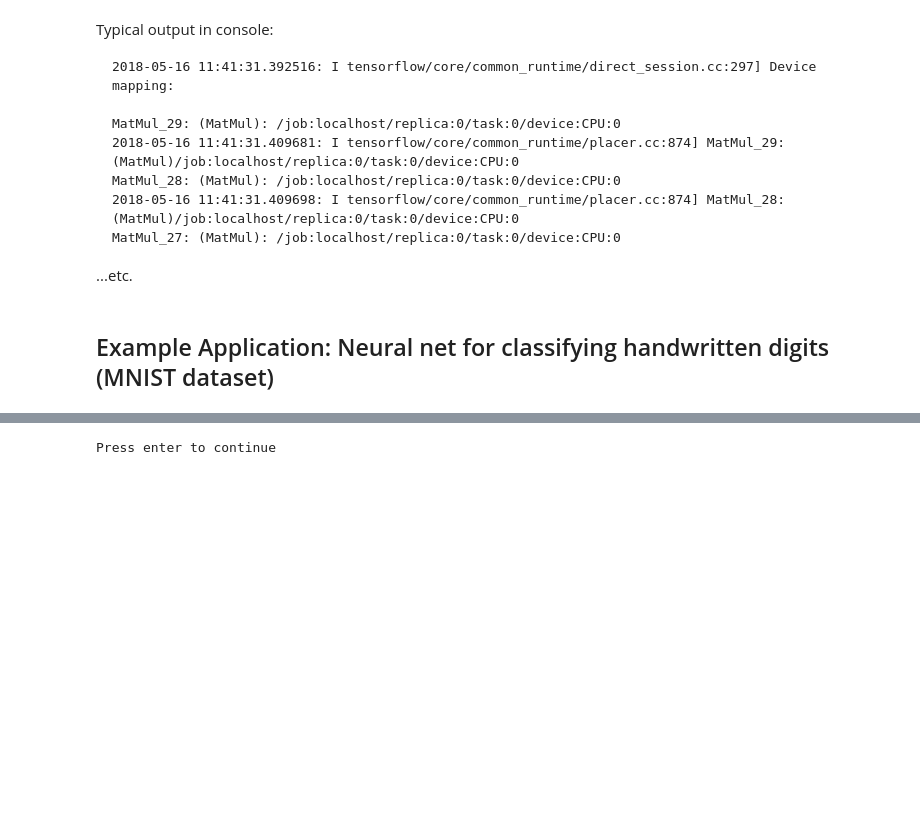
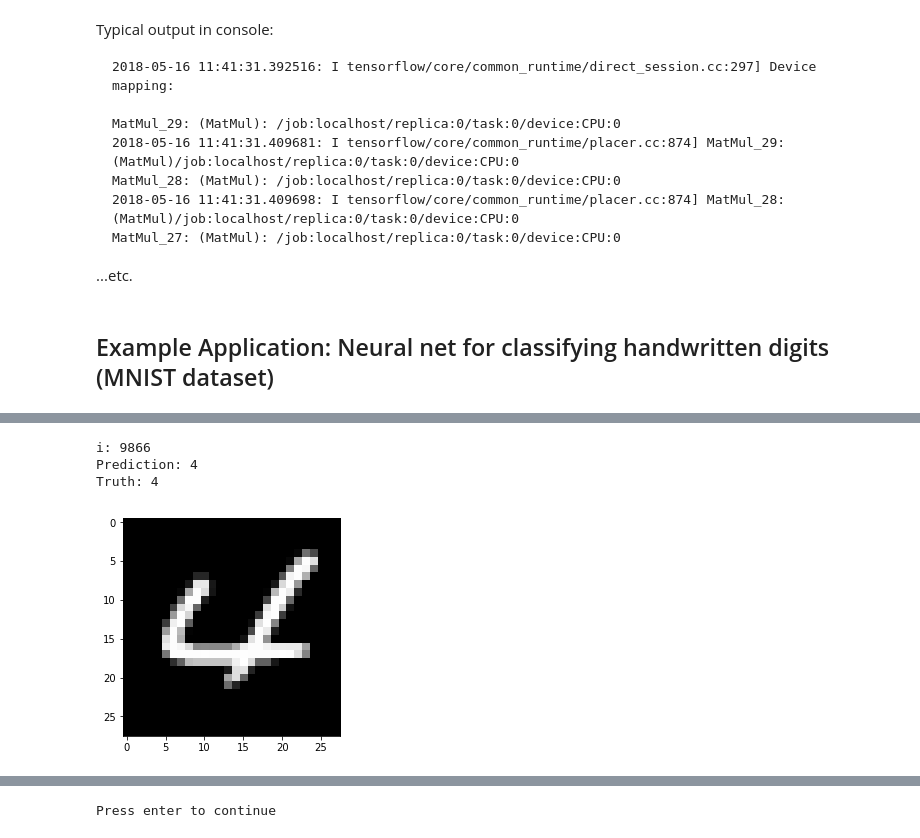
Before and after one commit to billtubbs/tensorflow-examples, a Jupyter notebook: Comparison of Tensorflow and PyTorch.ipynb, the cells around one changed output, grey strips where cells are left out. Drawn from its saved outputs; the diff is of its cells as text; code cells hidden in the pictures; blank space fills up the shorter version.

```diff
--- a/Comparison of Tensorflow and PyTorch.ipynb
+++ b/Comparison of Tensorflow and PyTorch.ipynb
@@ -416,0 +493,17 @@ import matplotlib.pyplot as plt
+# %%
+# Load and pre-process the MNIST dataset
+mnist_dataset_train = datasets.MNIST(
+    args.data_dir,
+    train=True,
+    transform=transforms.Compose([transforms.ToTensor(),
+                                 transforms.Normalize((0.1307,), (0.3081,))]),
+    download=True
+)
+
+mnist_dataset_test = datasets.MNIST(
+    args.data_dir,
+    train=False,
+    transform=transforms.Compose([transforms.ToTensor(),
+                                 transforms.Normalize((0.1307,), (0.3081,))]),
+    download=True
+)
@@ -416,0 +566,3 @@ import matplotlib.pyplot as plt
+# %%
+model = LeNet()
+print(model)
@@ -416,0 +728,15 @@ import matplotlib.pyplot as plt
+# %%
+# Make predictions on examples from test set
+model.eval()  # Turn off training mode
+i = np.random.randint(len(mnist_dataset_test))
+image, label = mnist_dataset_test[i]
+yi = model(image.unsqueeze(0)).argmax().numpy() # input dimensions: nSamples x nChannels x Height x Width
+print("i:", i)
+print("Prediction:", yi)
+print("Truth:", label.numpy())
+ax = plt.imshow(image[0,:,:], cmap='gray')
+# %% [output]
+i: 9866
+Prediction: 4
+Truth: 4
+[figure, added]
```
Also changed, not shown: parts of 52 cells of this notebook.
